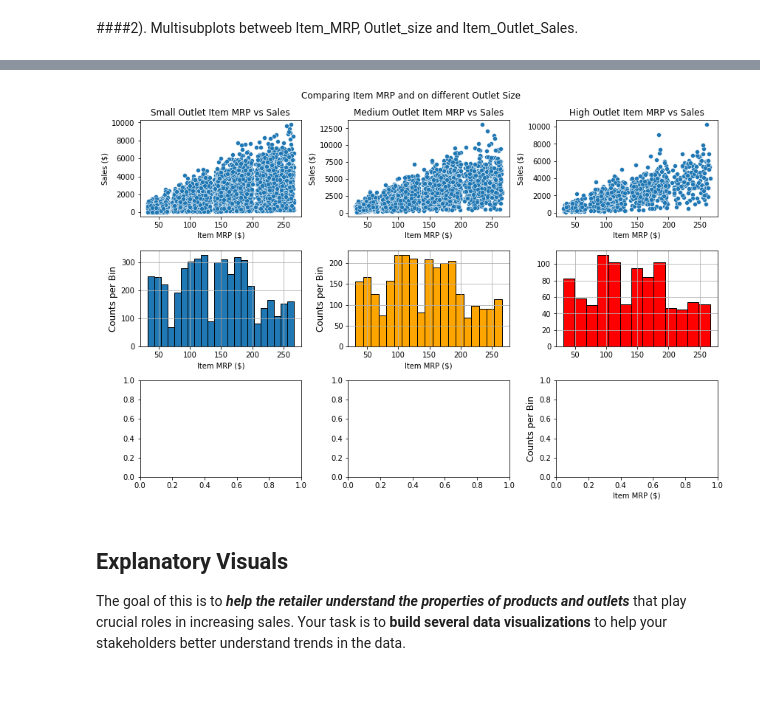
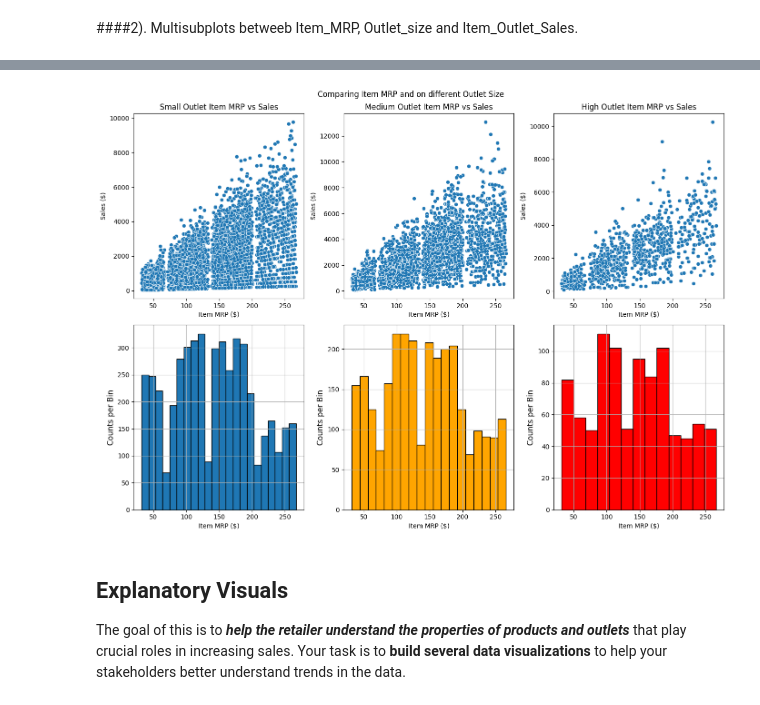
Before and after one commit to hawkeyedatatsai/food-sales-predictions, a Jupyter notebook: Heng_Tser_Tsai_Food_Sales_Predictions.ipynb, the cells around one changed output, grey strips where cells are left out. Saved outputs shown, nothing was run; the diff lists cells and outputs as text; code cells hidden in the pictures.

```diff
--- a/Heng_Tser_Tsai_Food_Sales_Predictions.ipynb
+++ b/Heng_Tser_Tsai_Food_Sales_Predictions.ipynb
@@ -488,5 +487,5 @@ fig.tight_layout()
 # %%
-fig, axes = plt.subplots(nrows=3, ncols=3, figsize=(12,8))
+fig, axes = plt.subplots(nrows=2, ncols=3, figsize=(14,10))
 ## Plotting small data
 # Subplot 0,0 (top-left)
 sns.scatterplot(data=df_small, x='Item_MRP', y='Item_Outlet_Sales', ax=axes[0,0])
@@ -499,37 +498,37 @@ df_small['Item_MRP'].hist(bins='auto', edgecolor='black', ax=axes[1,0])
 axes[1,0].set_ylabel('Counts per Bin', fontsize = 12);
 axes[1,0].set_xlabel("Item MRP ($)")
 
 ## Plotting med data
 # Subplot 0,1 (middle-right)
 sns.scatterplot(data=df_med, x='Item_MRP', y='Item_Outlet_Sales', ax=axes[0,1])
 axes[0,1].set_title('Medium Outlet Item MRP vs Sales', fontsize = 12);
 axes[0,1].set_ylabel("Sales ($)")
 axes[0,1].set_xlabel("Item MRP ($)")
 # Subplot 1,1 (middle-right)
 df_med['Item_MRP'].hist(bins='auto', edgecolor='black', ax=axes[1,1],
                          color='orange')
 axes[1,1].set_ylabel('Counts per Bin', fontsize = 12);
 axes[1,1].set_xlabel("Item MRP ($)")
 
 ## Plotting high data
 # Subplot 0,2 (top-right)
 sns.scatterplot(data=df_high, x='Item_MRP', y='Item_Outlet_Sales', ax=axes[0,2])
 axes[0,2].set_title('High Outlet Item MRP vs Sales', fontsize = 12);
 axes[0,2].set_ylabel("Sales ($)")
 axes[0,2].set_xlabel("Item MRP ($)")
-# Subplot 2,2 (bottom-right)
+# Subplot 1,2 (bottom-right)
 df_high['Item_MRP'].hist(bins='auto', edgecolor='black', ax=axes[1,2],
                          color='red')
-axes[2,2].set_ylabel('Counts per Bin', fontsize = 12);
-axes[2,2].set_xlabel("Item MRP ($)")
+axes[1,2].set_ylabel('Counts per Bin', fontsize = 12);
+axes[1,2].set_xlabel("Item MRP ($)")
 
 ## Plotting High data
 
 ## Figure title and fixing overlap
 fig.suptitle("Comparing Item MRP and on different Outlet Size ");
 fig.tight_layout();
 # %% [output]
-[figure, old version]
+[figure, new version]
 # %% [markdown]
 ## Explanatory Visuals
 
```
Also changed, not shown: parts of 13 cells of this notebook.
